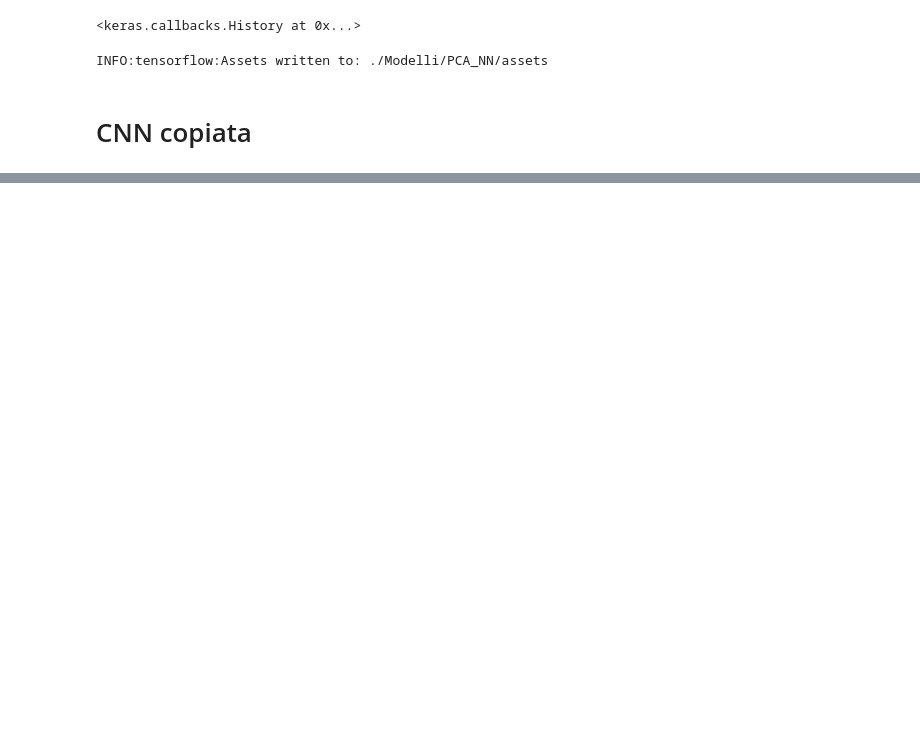
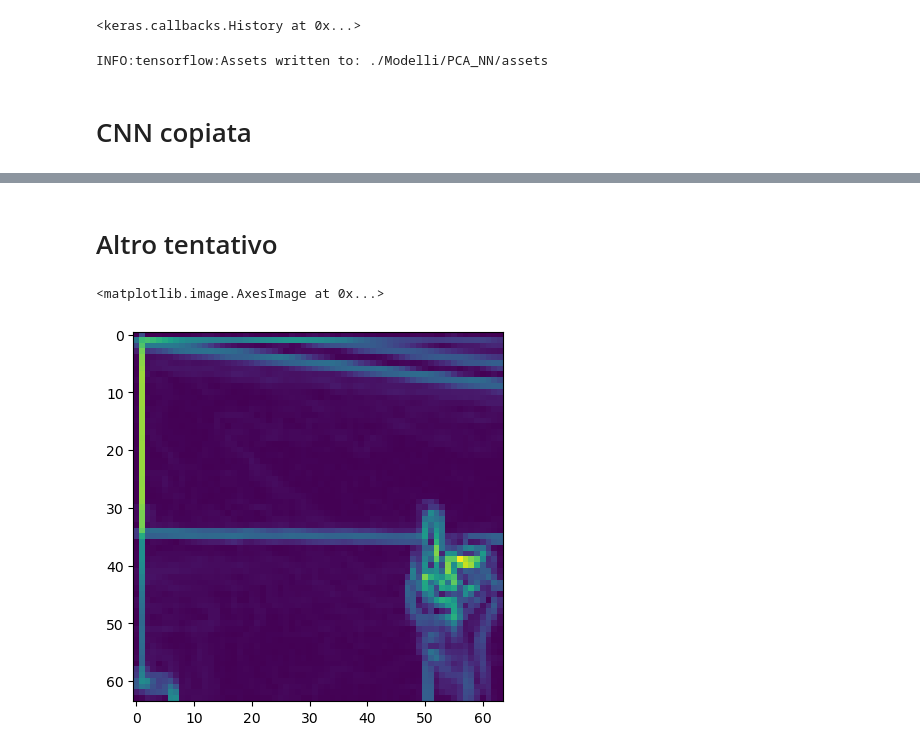
Before and after one commit to SteMor1/ASL_Live_Recognition, a Jupyter notebook: ProgettoML.ipynb, the cells around one changed output, grey strips where cells are left out. Drawn from its saved outputs; the diff is of its cells as text; code cells hidden in the pictures; blank space fills up the shorter version.

```diff
--- a/ProgettoML.ipynb
+++ b/ProgettoML.ipynb
@@ -662,0 +733,39 @@ KeyboardInterrupt:
+# %%
+gray = train_images[0]
+sobelx = cv2.Sobel(gray, cv2.CV_64F, 1, 0, ksize=3)  # Rileva bordi orizzontali
+sobely = cv2.Sobel(gray, cv2.CV_64F, 0, 1, ksize=3)  # Rileva bordi verticali
+sobel_combined = cv2.sqrt(sobelx**2 + sobely**2)
+# %% [markdown]
+# Altro tentativo
+# %%
+import cv2
+import numpy as np
+import matplotlib.pyplot as plt
+
+def apply_edge_detection_to_array(images):
+    # Array per memorizzare le immagini elaborate
+    processed_images = []
+
+    # Iterare attraverso tutte le immagini nell'array
+    for img in images:
+        # Applicare il filtro di Sobel
+        sobelx = cv2.Sobel(img, cv2.CV_64F, 1, 0, ksize=3)  # Rileva bordi orizzontali
+        sobely = cv2.Sobel(img, cv2.CV_64F, 0, 1, ksize=3)  # Rileva bordi verticali
+        sobel_combined = cv2.magnitude(sobelx, sobely)
+
+        # Normalizzare l'immagine Sobel combinata
+        sobel_combined = cv2.normalize(sobel_combined, None, 0, 255, cv2.NORM_MINMAX)
+        sobel_combined = np.uint8(sobel_combined)
+
+        # Aggiungere l'immagine elaborata all'array
+        processed_images.append(sobel_combined)
+
+    return processed_images
+# %%
+processed_images = apply_edge_detection_to_array(train_images)
+val_processed_images = apply_edge_detection_to_array(val_images)
+# %%
+plt.imshow(val_processed_images[0])
+# %% [output]
+<matplotlib.image.AxesImage at 0x...>
+[figure, added]
```
Also changed, not shown: parts of 47 cells of this notebook, 5 other files.
